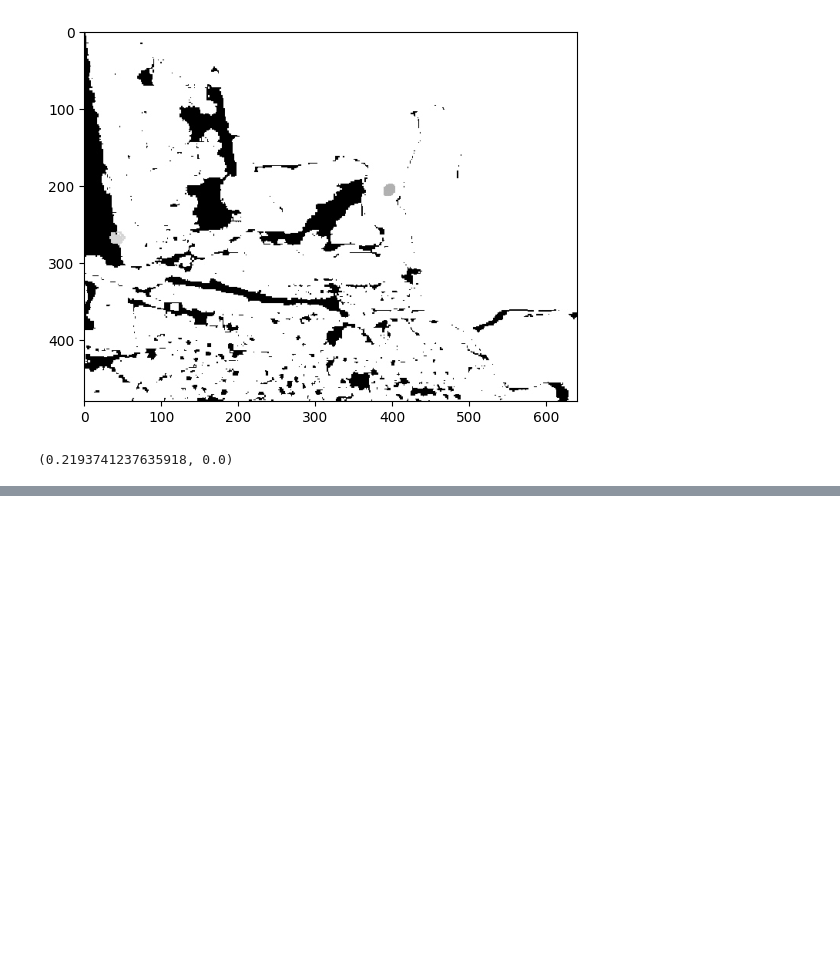
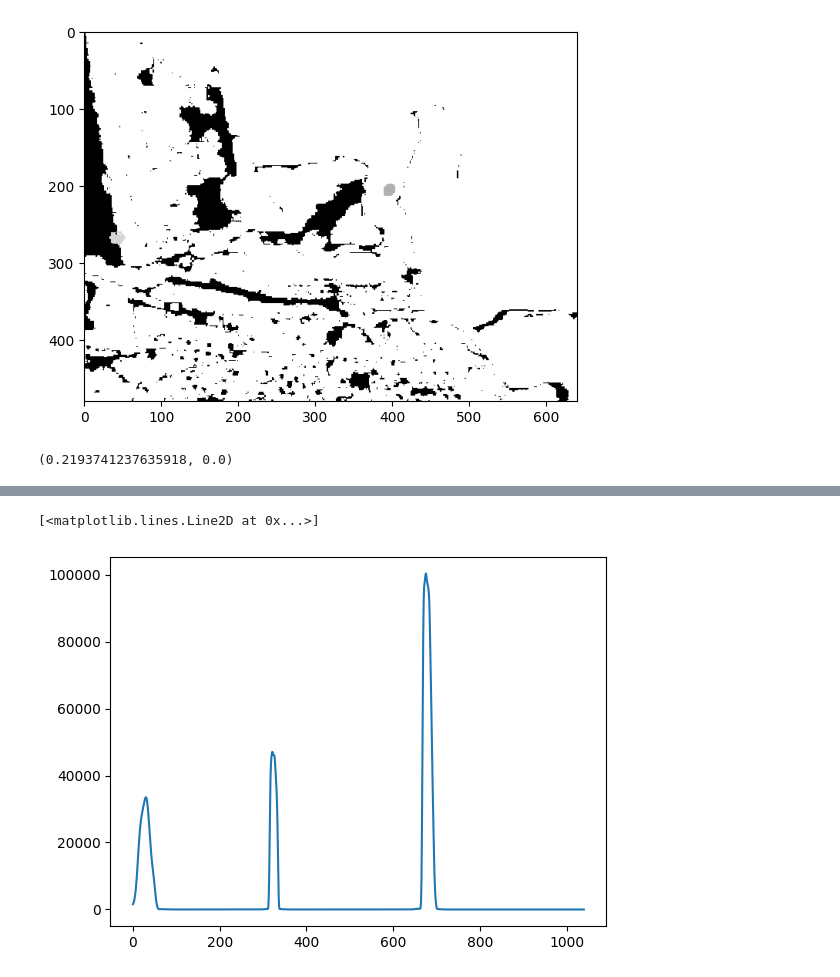
Before and after one commit to legonko/Final-project, a Jupyter notebook: test_car.ipynb, the cells around one changed output, grey strips where cells are left out. Drawn from its saved outputs; the diff is of its cells as text; code cells hidden in the pictures; blank space fills up the shorter version.

```diff
--- a/lib/utils/test_car.ipynb
+++ b/test_car.ipynb
@@ -296,0 +325,7 @@ delta = math.sqrt((x2 - x1) ** 2 + (y2 - y1) ** 2)
+# %%
+
+histogram = np.sum(tr_img, axis=0)
+plt.plot(histogram)
+# %% [output]
+[<matplotlib.lines.Line2D at 0x...>]
+[figure, added]
```
Also changed, not shown: parts of 6 cells of this notebook, 38 other files.
